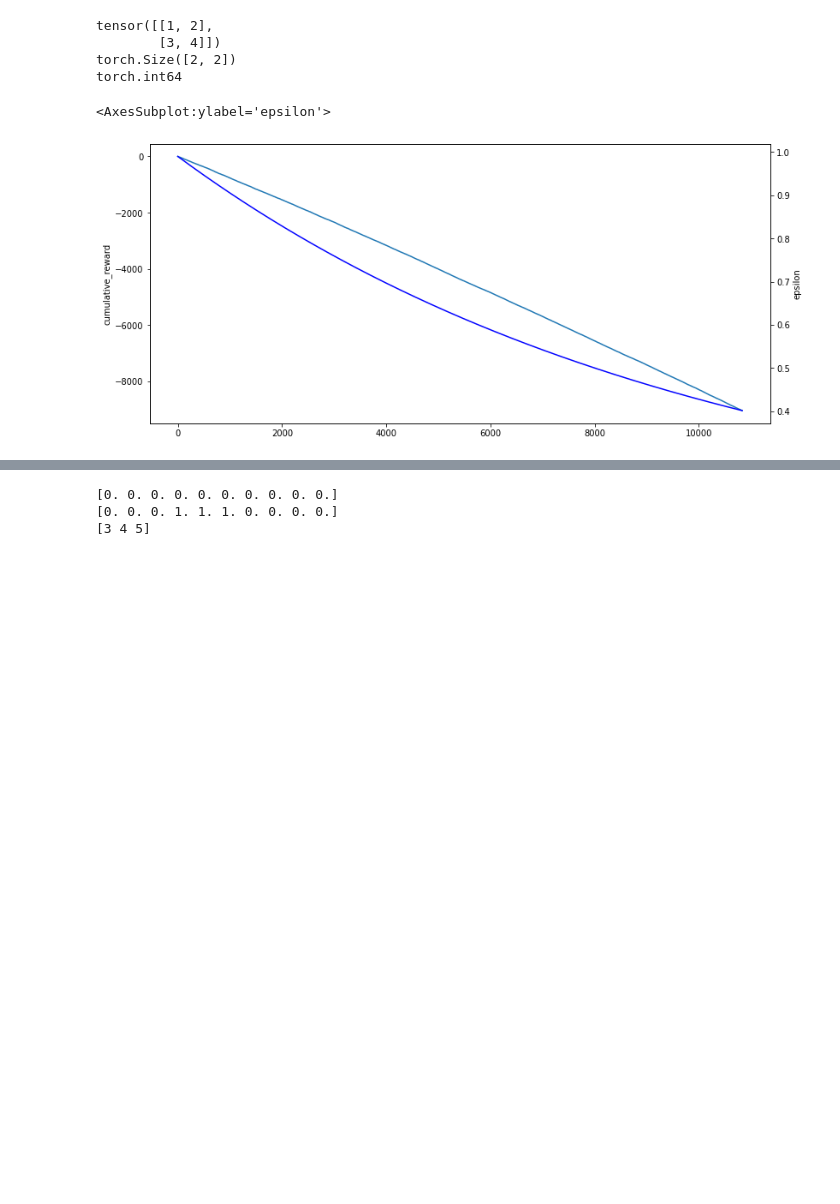
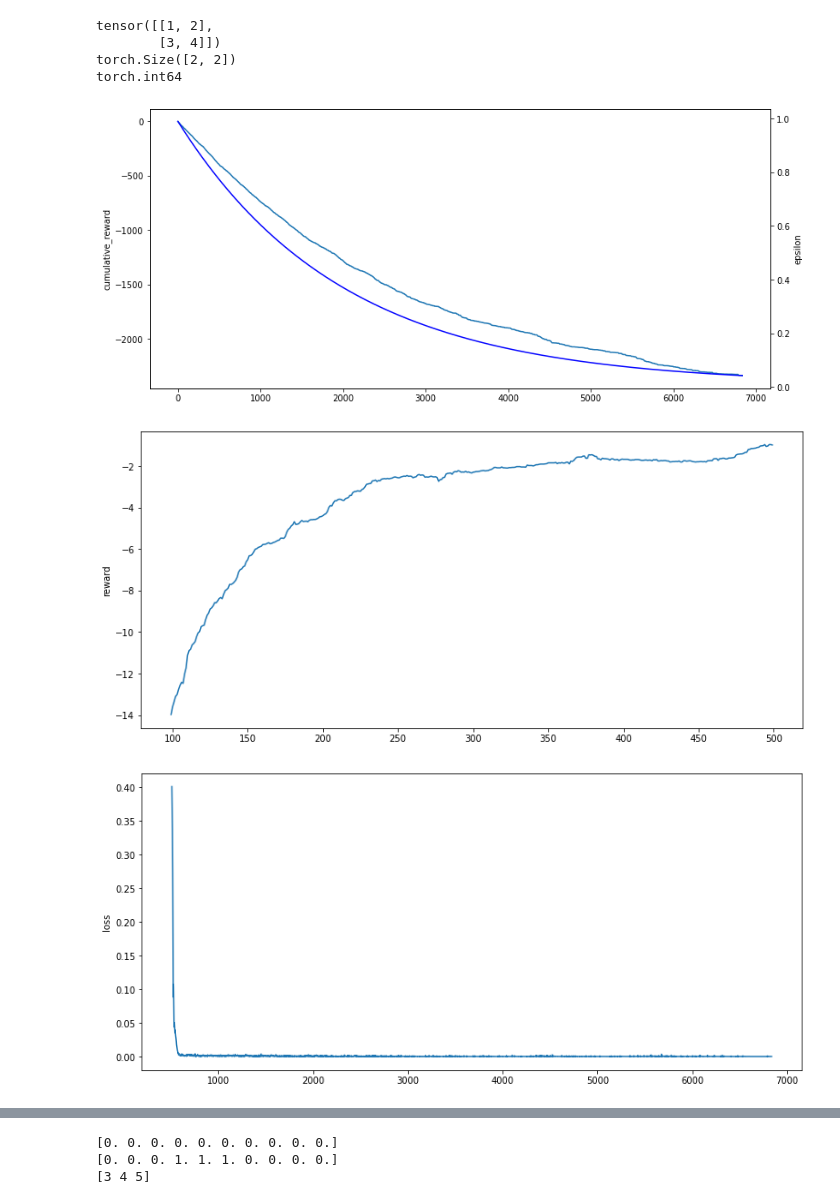
Before and after one commit to epulick/gohr, a Jupyter notebook: misc/eric_dev.ipynb, the cells around one changed output, grey strips where cells are left out. Drawn from its saved outputs; the diff is of its cells as text; code cells hidden in the pictures; blank space fills up the shorter version.

```diff
--- a/misc/eric_dev.ipynb
+++ b/misc/eric_dev.ipynb
@@ -61,18 +61,25 @@ tensor([[1, 2],
 torch.Size([2, 2])
 torch.int64
 # %%
+
 path = "../active/outputs/test/move_data.csv"
 results = pd.read_csv(path,index_col=0)
 results["cumulative_reward"] = results.reward.cumsum()
 fig = plt.figure(constrained_layout=False,figsize=(13,6))
 ax=sns.lineplot(data=results,x=results.index, y = "cumulative_reward")
 ax2 = plt.twinx()
 sns.lineplot(data=results.epsilon, color="b", ax=ax2)
 
 path2 = "../active/outputs/test/episode_data.csv"
 episode_results = pd.read_csv(path2,index_col=0)
 fig2 = plt.figure(constrained_layout=False,figsize=(13,6))
-ax3 = sns.lineplot(data=episode_results,x=episode_results.index, y = "reward")
+ax3 = sns.lineplot(data=episode_results,x=episode_results.index, y = episode_results.rolling(100).mean().reward)
+
+path3 = "../active/outputs/test/loss_data.csv"
+loss_results = pd.read_csv(path3,index_col=0)
+fig3 = plt.figure(constrained_layout=False,figsize=(13,6))
+ax4 = sns.lineplot(data=loss_results,x=loss_results.index, y = loss_results.loss)
 # %% [output]
-<AxesSubplot:ylabel='epsilon'>
-[figure, old version]
+[figure, new version]
+[figure, added]
+[figure, added]
```
Also changed, not shown: parts of 3 cells of this notebook, 4 other files.
